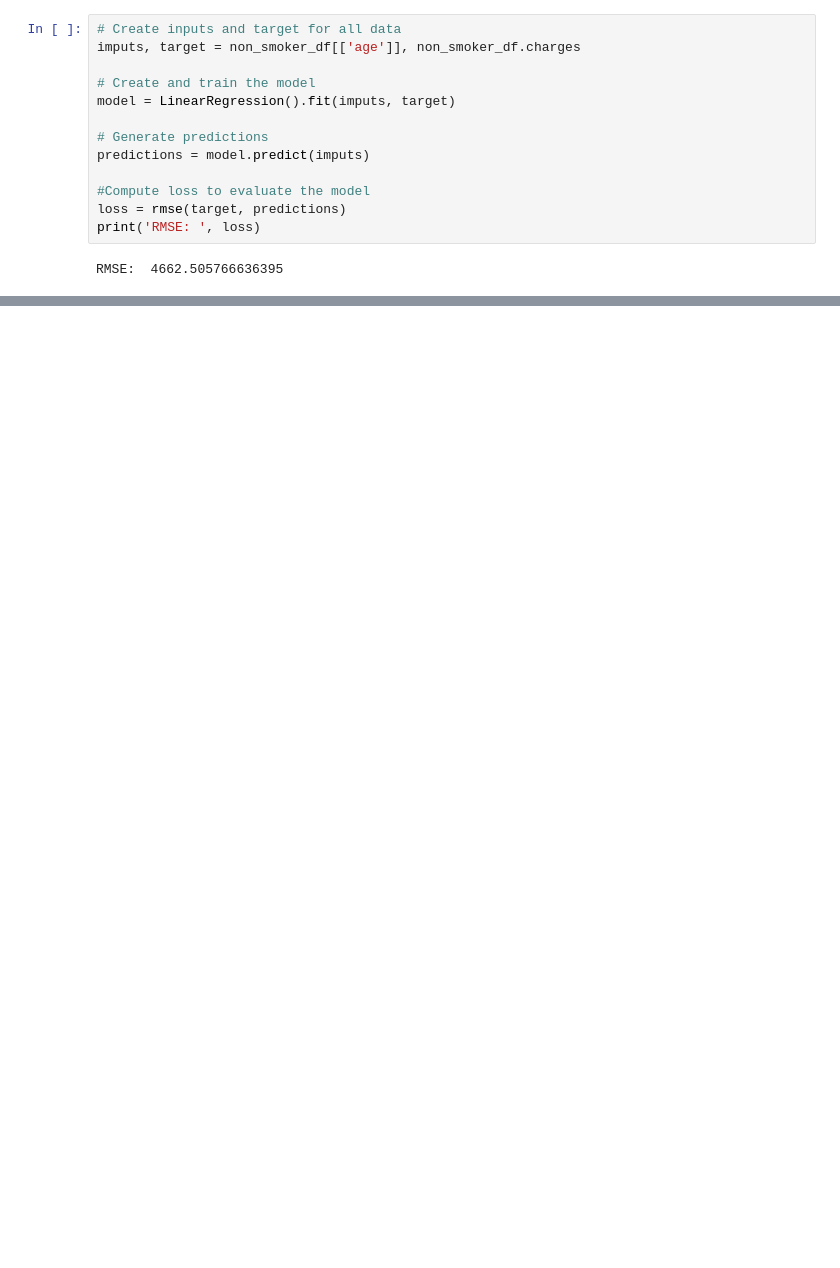
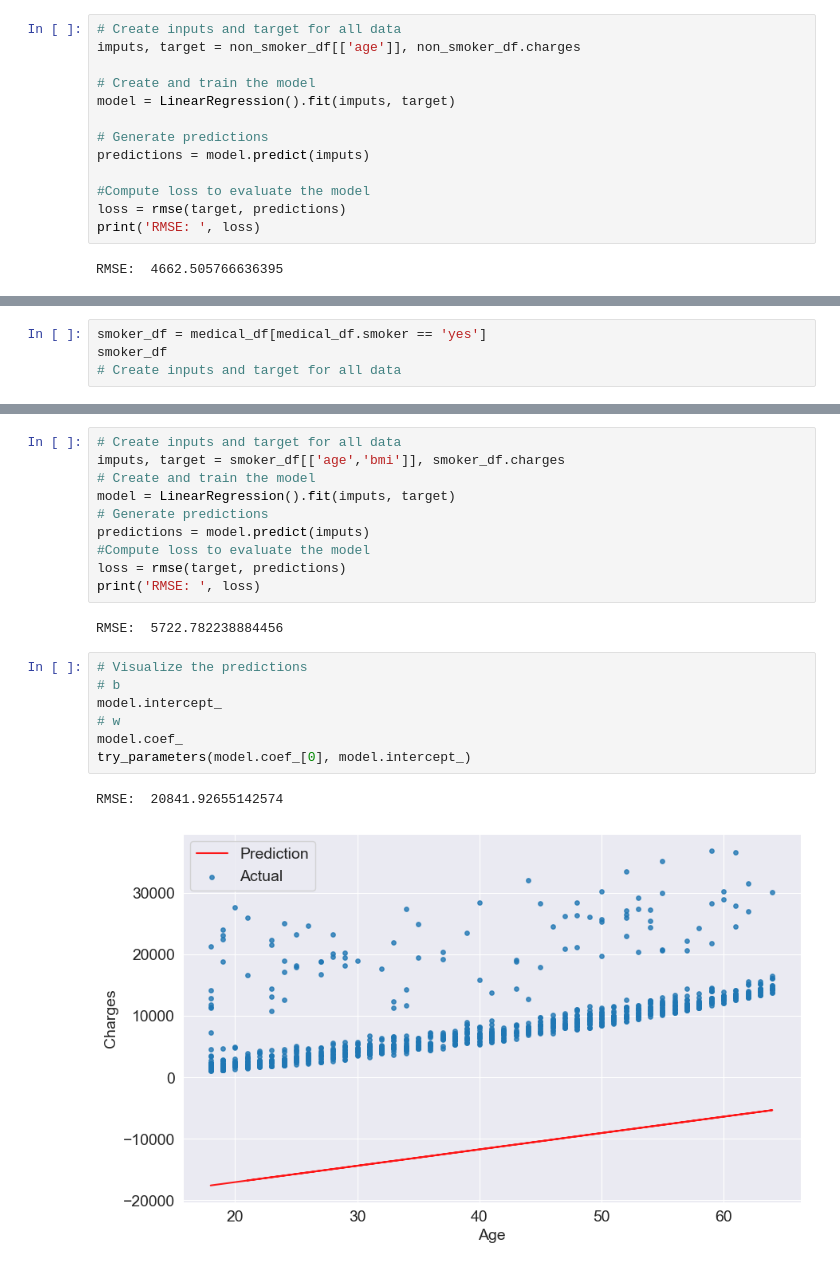
Before and after one commit to Hassan23121999/medical_expenses_predictor, a Jupyter notebook: notebook.ipynb, the cells around one changed output, grey strips where cells are left out. Cells and saved outputs as stored; diff of their text form; blank space fills up the shorter version.

```diff
--- a/notebook.ipynb
+++ b/notebook.ipynb
@@ -529,0 +569,4 @@ RMSE:  4662.505766636395
+# %%
+smoker_df = medical_df[medical_df.smoker == 'yes']
+smoker_df
+# Create inputs and target for all data
@@ -529,0 +587,22 @@ RMSE:  4662.505766636395
+# %%
+# Create inputs and target for all data
+imputs, target = smoker_df[['age','bmi']], smoker_df.charges
+# Create and train the model
+model = LinearRegression().fit(imputs, target)
+# Generate predictions
+predictions = model.predict(imputs)
+#Compute loss to evaluate the model
+loss = rmse(target, predictions)
+print('RMSE: ', loss)
+# %% [output]
+RMSE:  5722.782238884456
+# %%
+# Visualize the predictions
+# b
+model.intercept_
+# w
+model.coef_
+try_parameters(model.coef_[0], model.intercept_)
+# %% [output]
+RMSE:  20841.92655142574
+[figure, added]
```
Also changed, not shown: parts of 10 cells of this notebook.
